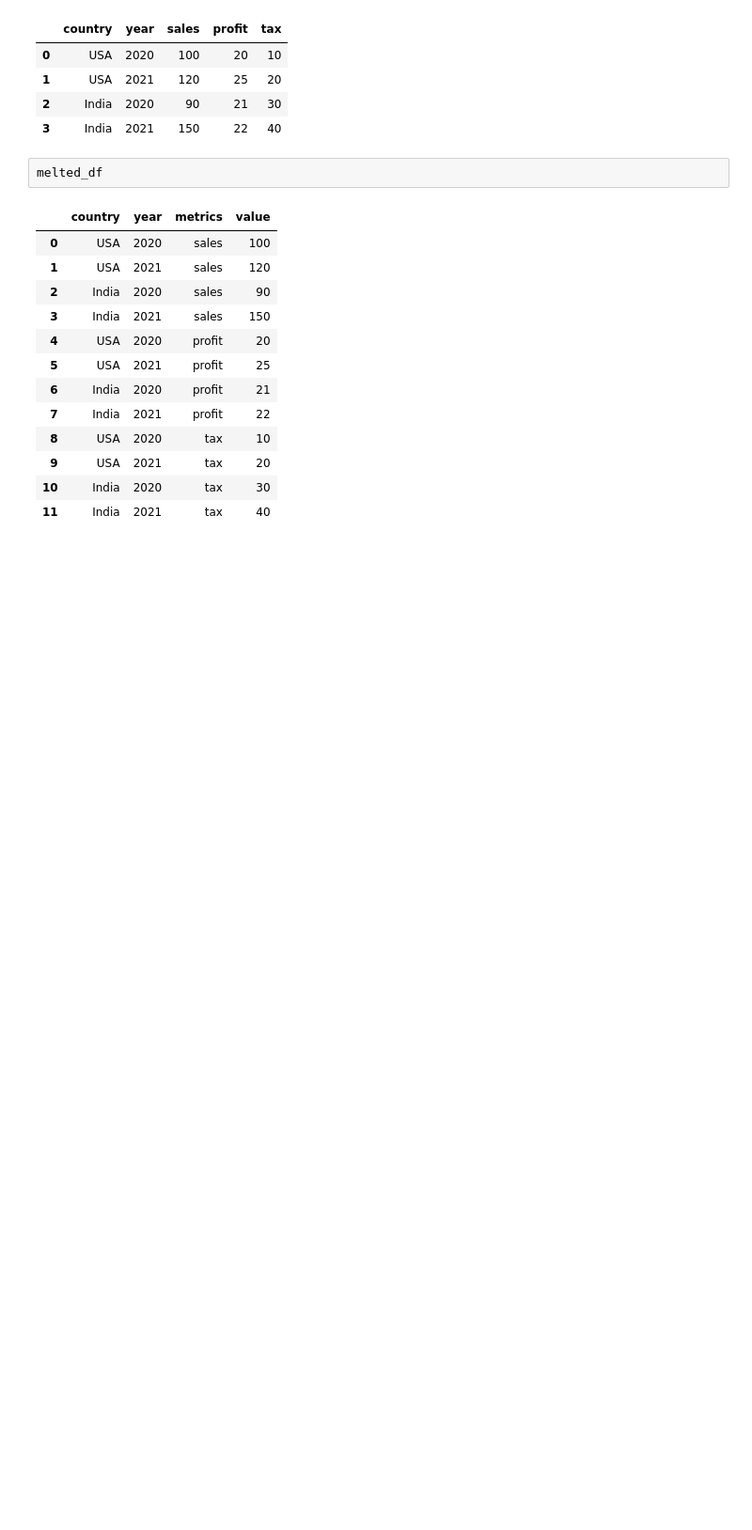
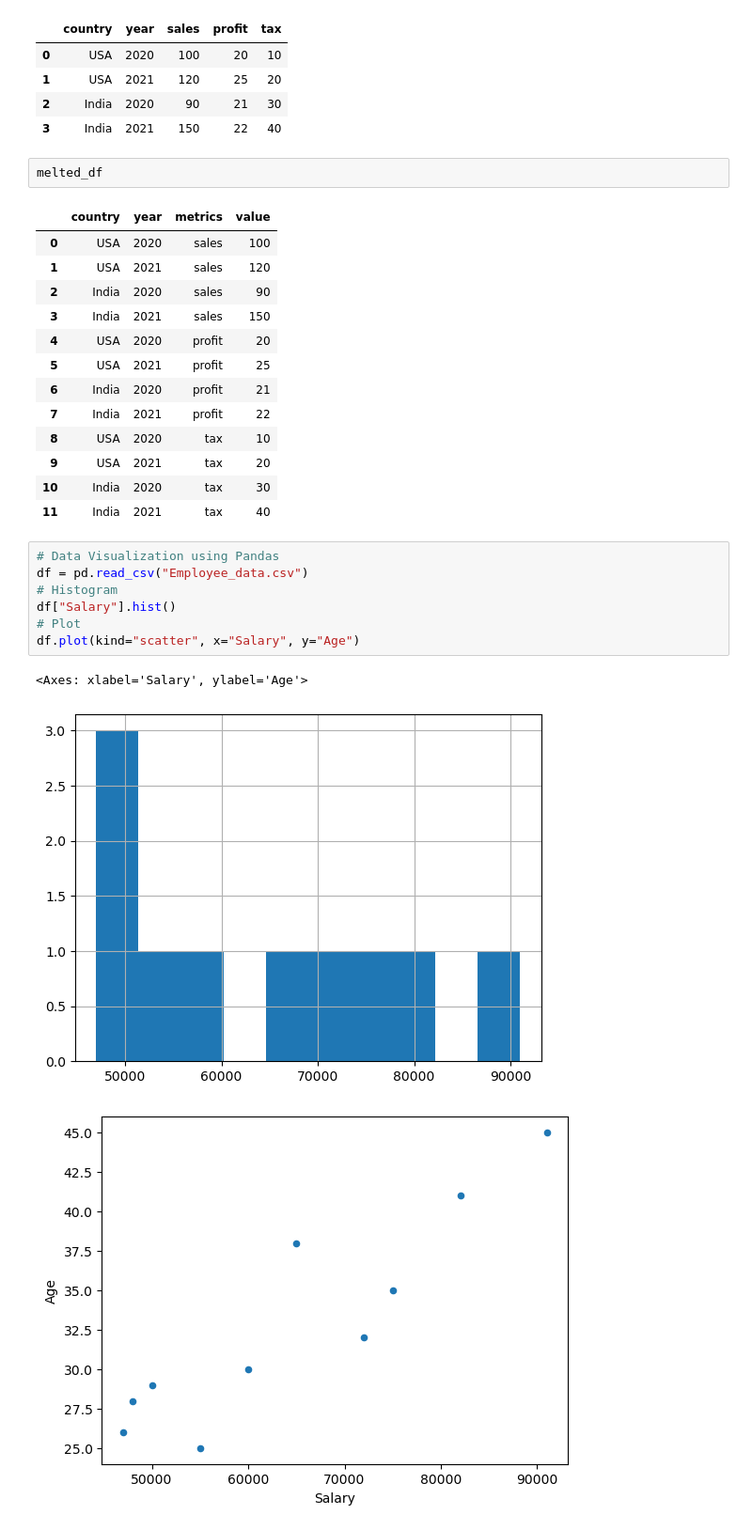
Before and after one commit to Anshika-at-git/Pandas-Practice, a Jupyter notebook: Pandas_tutorial.ipynb, the cells around one changed output. Shown at 94% size. Saved outputs shown, nothing was run; the diff lists cells and outputs as text; blank space fills up the shorter version.

```diff
--- a/Pandas_tutorial.ipynb
+++ b/Pandas_tutorial.ipynb
@@ -562,3 +562,14 @@ melted_df
 | 9 | USA | 2021 | tax | 20 |
 | 10 | India | 2020 | tax | 30 |
 | 11 | India | 2021 | tax | 40 |
+# %%
+# Data Visualization using Pandas
+df = pd.read_csv("Employee_data.csv")
+# Histogram
+df["Salary"].hist()
+# Plot
+df.plot(kind="scatter", x="Salary", y="Age")
+# %% [output]
+<Axes: xlabel='Salary', ylabel='Age'>
+[figure, added]
+[figure, added]
```
Also changed, not shown: parts of 2 cells of this notebook.
